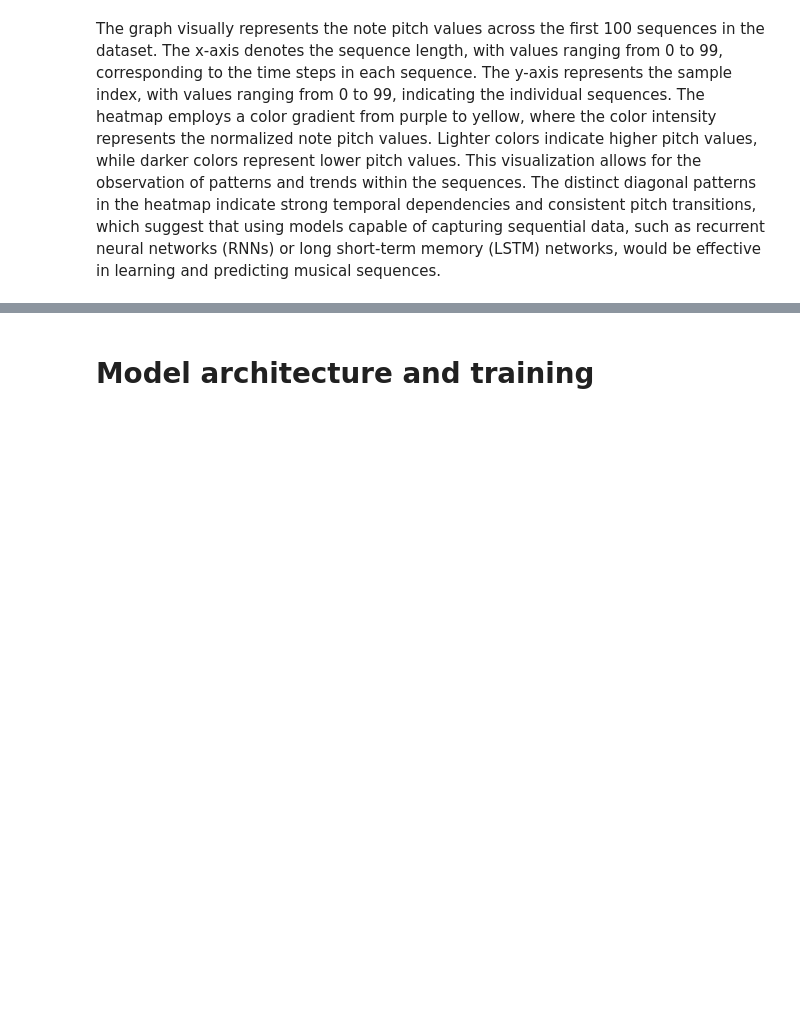
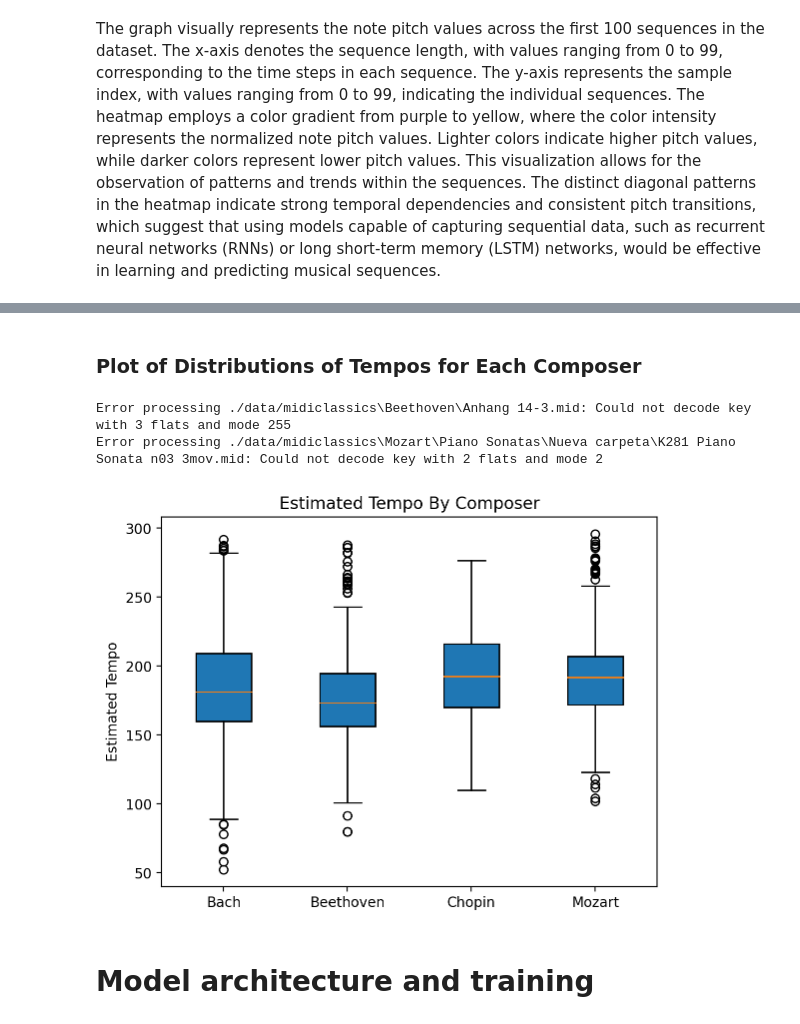
Before and after one commit to elan-wilkinson/Musical-Composer-Prediction-Grp8, a Jupyter notebook: AAI_511_Project_Midi_classic_music.ipynb, the cells around one changed output, grey strips where cells are left out. Cells and saved outputs as stored; diff of their text form; code cells hidden in the pictures; blank space fills up the shorter version.

```diff
--- a/AAI_511_Project_Midi_classic_music.ipynb
+++ b/AAI_511_Project_Midi_classic_music.ipynb
@@ -314,3 +365,45 @@ The graph visually represents the note pitch values across the first 100 sequenc
+# %% [markdown]
+### Plot of Distributions of Tempos for Each Composer
+# %%
+def get_tempo(midi):
+    if os.path.exists(midi):
+
+        midi = pretty_midi.PrettyMIDI(midi)
+        tempo = midi.estimate_tempo()
+        return tempo
+
+
+def get_all_tempo_for_composer(composer):
+    tempos = []
+    # iterate through midis with index
+    idx = 0
+    for midi in all_midi_files:
+        if os.path.exists(midi):
+            try:
+                if labels[idx] == composer:
+                    temp = get_tempo(midi)
+                    if temp is not None:
+                        tempos.append(temp)
+            except Exception as e:
+                print(f"Error processing {midi}: {e}")
+            idx += 1
+    return tempos
+
+bach_tempos = get_all_tempo_for_composer('Bach')
+beethoven_tempos = get_all_tempo_for_composer('Beethoven')
+chopin_tempos = get_all_tempo_for_composer('Chopin')
+mozart_tempos = get_all_tempo_for_composer('Mozart')
+
+plt.boxplot([bach_tempos, beethoven_tempos, chopin_tempos, mozart_tempos], patch_artist=True)
+plt.xticks([1, 2, 3, 4], ['Bach', 'Beethoven', 'Chopin', 'Mozart'])
+plt.title('Estimated Tempo By Composer')
+plt.ylabel('Estimated Tempo')
+
+plt.show()
+# %% [output]
+Error processing ./data/midiclassics\Beethoven\Anhang 14-3.mid: Could not decode key with 3 flats and mode 255
+Error processing ./data/midiclassics\Mozart\Piano Sonatas\Nueva carpeta\K281 Piano Sonata n03 3mov.mid: Could not decode key with 2 flats and mode 2
+[figure, added]
 # %% [markdown]
 # Model architecture and training
 # %%
```
Also changed, not shown: parts of 34 cells of this notebook.
